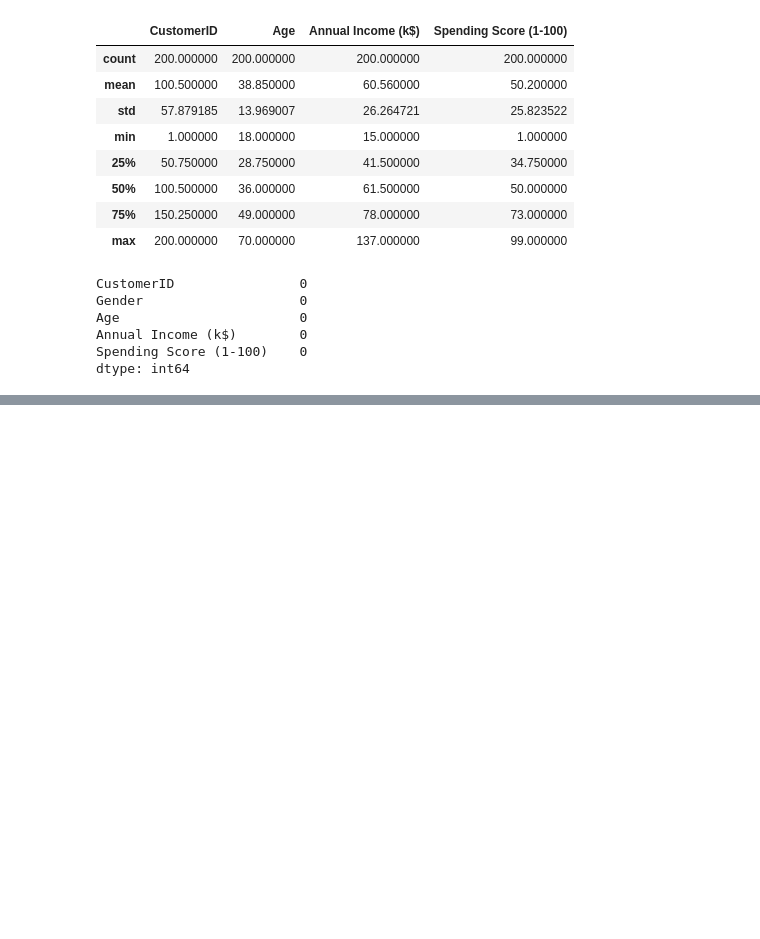
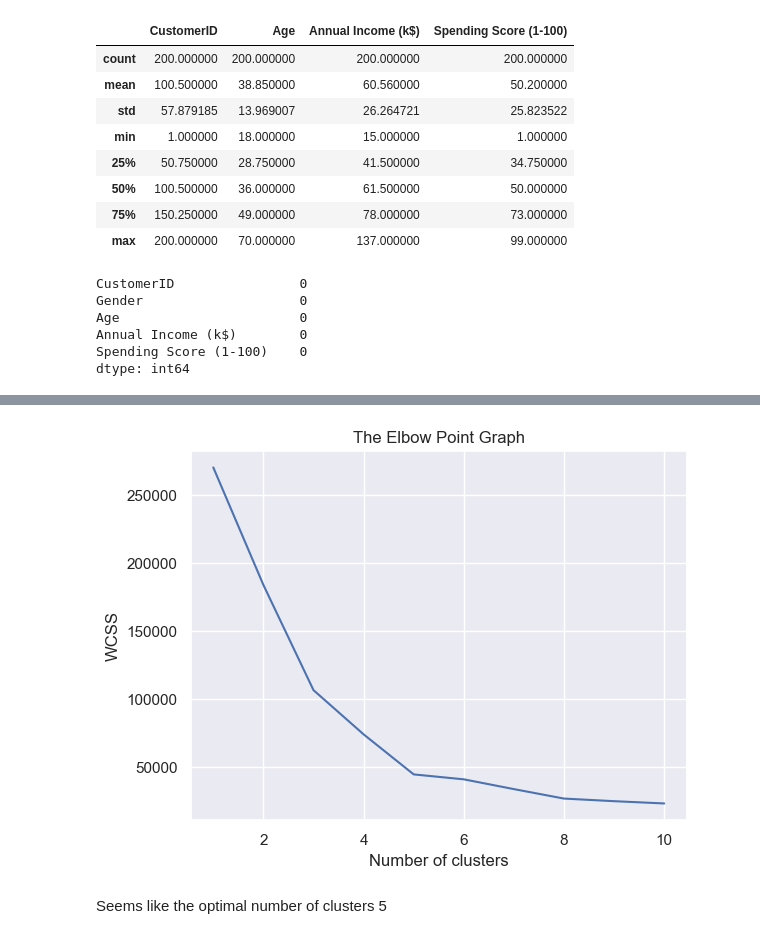
Before and after one commit to Pratik881/ML, a Jupyter notebook: K_means/k_means.ipynb, the cells around one changed output, grey strips where cells are left out. Drawn from its saved outputs; the diff is of its cells as text; code cells hidden in the pictures; blank space fills up the shorter version.

```diff
--- a/K_means/k_means.ipynb
+++ b/K_means/k_means.ipynb
@@ -71,0 +103,11 @@ Index(['CustomerID', 'Gender', 'Age', 'Annual Income (k$)',
+# %%
+sns.set_theme()
+plt.plot(range(1,11),wcss)
+plt.title('The Elbow Point Graph')
+plt.xlabel('Number of clusters')
+plt.ylabel('WCSS')
+plt.show()
+# %% [output]
+[figure, added]
+# %% [markdown]
+Seems like the optimal number of clusters 5
```
Also changed, not shown: parts of 11 cells of this notebook.
